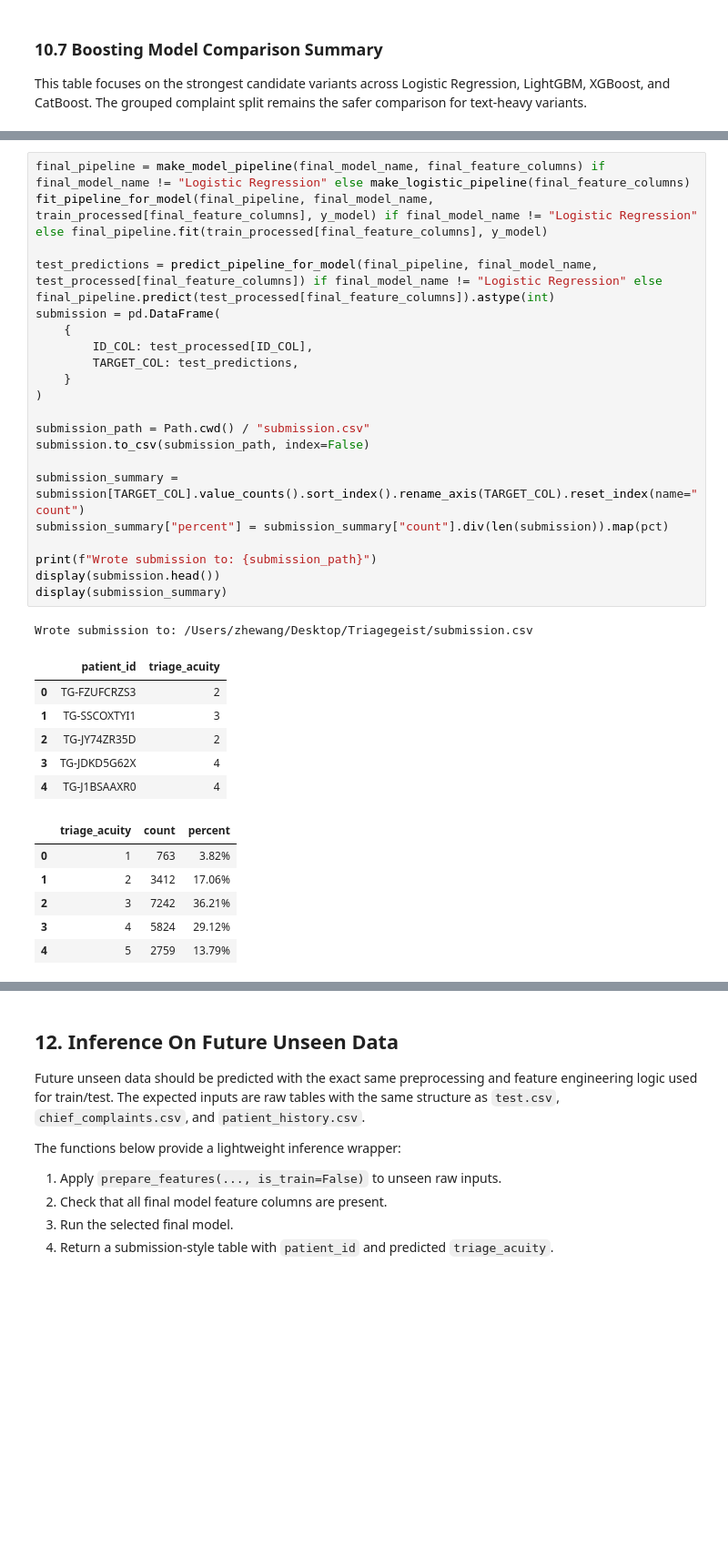
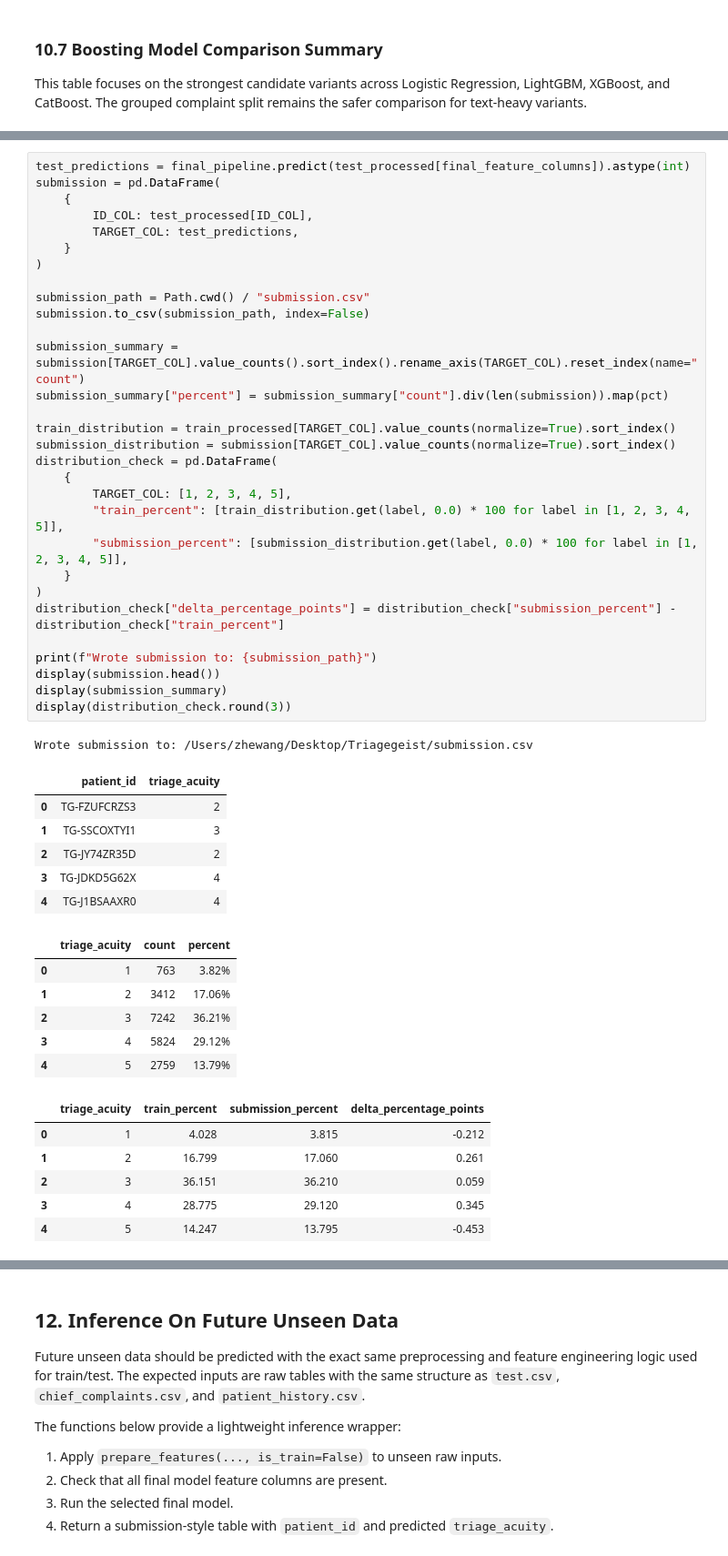
Before and after one commit to linda1l/Triagegeist, a Jupyter notebook: Triagegeist.ipynb, the cells around one changed output, grey strips where cells are left out. Shown at 91% size. Cells and saved outputs as stored; diff of their text form; blank space fills up the shorter version.

```diff
--- a/Triagegeist.ipynb
+++ b/Triagegeist.ipynb
@@ -2539,35 +2974,50 @@ Final feature count: 21
 # %%
-final_pipeline = make_model_pipeline(final_model_name, final_feature_columns) if final_model_name != "Logistic Regression" else make_logistic_pipeline(final_feature_columns)
-fit_pipeline_for_model(final_pipeline, final_model_name, train_processed[final_feature_columns], y_model) if final_model_name != "Logistic Regression" else final_pipeline.fit(train_processed[final_feature_columns], y_model)
-
-test_predictions = predict_pipeline_for_model(final_pipeline, final_model_name, test_processed[final_feature_columns]) if final_model_name != "Logistic Regression" else final_pipeline.predict(test_processed[final_feature_columns]).astype(int)
+test_predictions = final_pipeline.predict(test_processed[final_feature_columns]).astype(int)
 submission = pd.DataFrame(
     {
         ID_COL: test_processed[ID_COL],
         TARGET_COL: test_predictions,
     }
 )
 
 submission_path = Path.cwd() / "submission.csv"
 submission.to_csv(submission_path, index=False)
 
 submission_summary = submission[TARGET_COL].value_counts().sort_index().rename_axis(TARGET_COL).reset_index(name="count")
 submission_summary["percent"] = submission_summary["count"].div(len(submission)).map(pct)
 
+train_distribution = train_processed[TARGET_COL].value_counts(normalize=True).sort_index()
+submission_distribution = submission[TARGET_COL].value_counts(normalize=True).sort_index()
+distribution_check = pd.DataFrame(
+    {
+        TARGET_COL: [1, 2, 3, 4, 5],
+        "train_percent": [train_distribution.get(label, 0.0) * 100 for label in [1, 2, 3, 4, 5]],
+        "submission_percent": [submission_distribution.get(label, 0.0) * 100 for label in [1, 2, 3, 4, 5]],
+    }
+)
+distribution_check["delta_percentage_points"] = distribution_check["submission_percent"] - distribution_check["train_percent"]
+
 print(f"Wrote submission to: {submission_path}")
 display(submission.head())
 display(submission_summary)
+display(distribution_check.round(3))
 # %% [output]
 Wrote submission to: /Users/zhewang/Desktop/Triagegeist/submission.csv
 |  | patient_id | triage_acuity |
 | 0 | TG-FZUFCRZS3 | 2 |
 | 1 | TG-SSCOXTYI1 | 3 |
 | 2 | TG-JY74ZR35D | 2 |
 | 3 | TG-JDKD5G62X | 4 |
 | 4 | TG-J1BSAAXR0 | 4 |
 |  | triage_acuity | count | percent |
 | 0 | 1 | 763 | 3.82% |
 | 1 | 2 | 3412 | 17.06% |
 | 2 | 3 | 7242 | 36.21% |
 | 3 | 4 | 5824 | 29.12% |
 | 4 | 5 | 2759 | 13.79% |
+|  | triage_acuity | train_percent | submission_percent | delta_percentage_points |
+| 0 | 1 | 4.028 | 3.815 | -0.212 |
+| 1 | 2 | 16.799 | 17.060 | 0.261 |
+| 2 | 3 | 36.151 | 36.210 | 0.059 |
+| 3 | 4 | 28.775 | 29.120 | 0.345 |
+| 4 | 5 | 14.247 | 13.795 | -0.453 |
```
Also changed, not shown: parts of 17 cells of this notebook, 4 other files.
